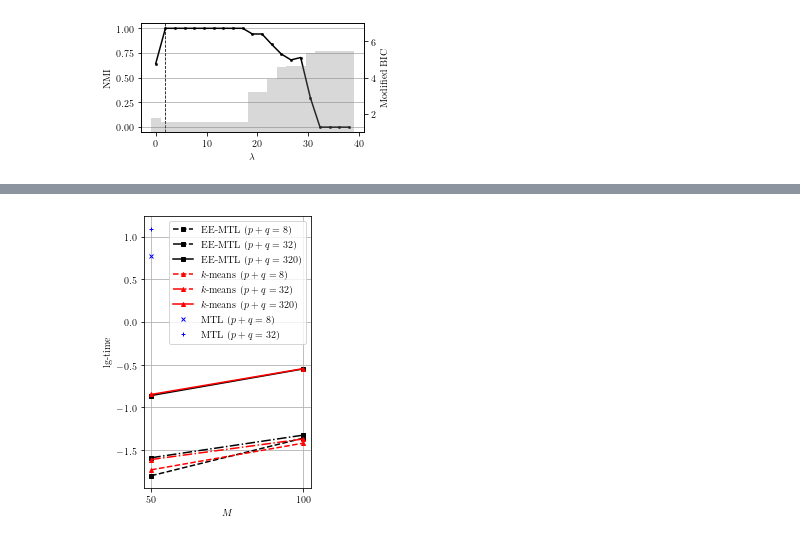
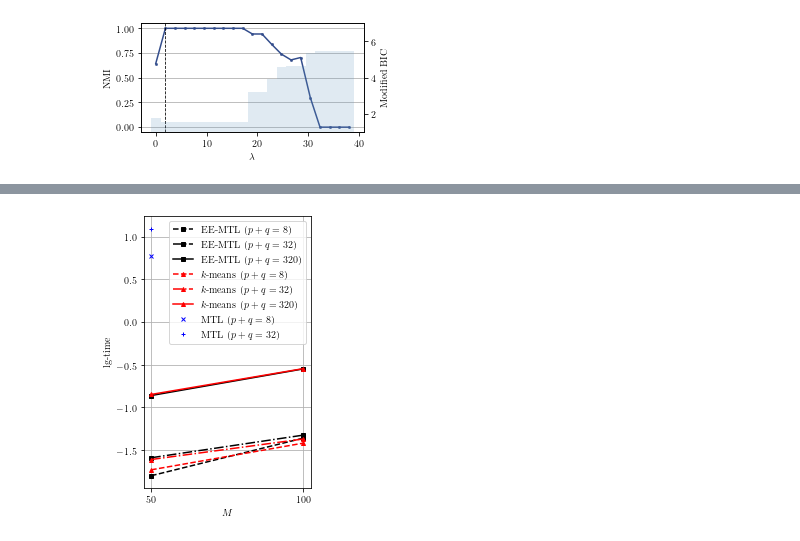
Before and after one commit to SuikaXhq/learning-machine-learning, a Jupyter notebook: source/EE-MTL/draw.ipynb, the cells around one changed output, grey strips where cells are left out. Drawn from its saved outputs; the diff is of its cells as text; code cells hidden in the pictures.

```diff
--- a/source/EE-MTL/draw.ipynb
+++ b/source/EE-MTL/draw.ipynb
@@ -12,22 +12,27 @@ plt.rc('font', family='serif')
 # %%
 fig = plt.figure(figsize=(4,2))
 ax1 = fig.add_subplot(111)
-ax1.plot(lambda_list, NMI, 's-k', linewidth=1.5, color='k', ms=1.5, mec='k',mfc='k')
+
+line_color = [0.2, 0.3, 0.55]
+mark_color = [0.2, 0.3, 0.55]
+bar_color = [0.4, 0.6, 0.75]
+
+ax1.plot(lambda_list, NMI, 's-k', linewidth=1.5, color=line_color, ms=1.5, mec=mark_color,mfc=mark_color)
 ax1.set_ylim([-0.05, 1.05])
 index = BIC.index(min(BIC))
 ax1.plot([lambda_list[index], lambda_list[index]], [-.05,1.05],'--k', linewidth=0.8)
 ax1.set_ylabel('NMI')
 ax1.set_xlabel(r'$\lambda$')
 plt.grid(axis='y')
 
 ax2 = ax1.twinx()
-ax2.bar(lambda_list, BIC, width=1.9, facecolor='gray', alpha=0.3)
+ax2.bar(lambda_list, BIC, width=1.9, facecolor=bar_color, alpha=0.2)
 ax2.set_ylim([1, 7])
 ax2.set_ylabel('Modified BIC')
 
 plt.savefig('single.pdf',format='pdf',bbox_inches = 'tight')
 plt.show()
 # %% [output]
-[figure, old version]
+[figure, new version]
 # %%
 ## Time vs p+q
```
Also changed, not shown: parts of 4 cells of this notebook, 1 other file.
